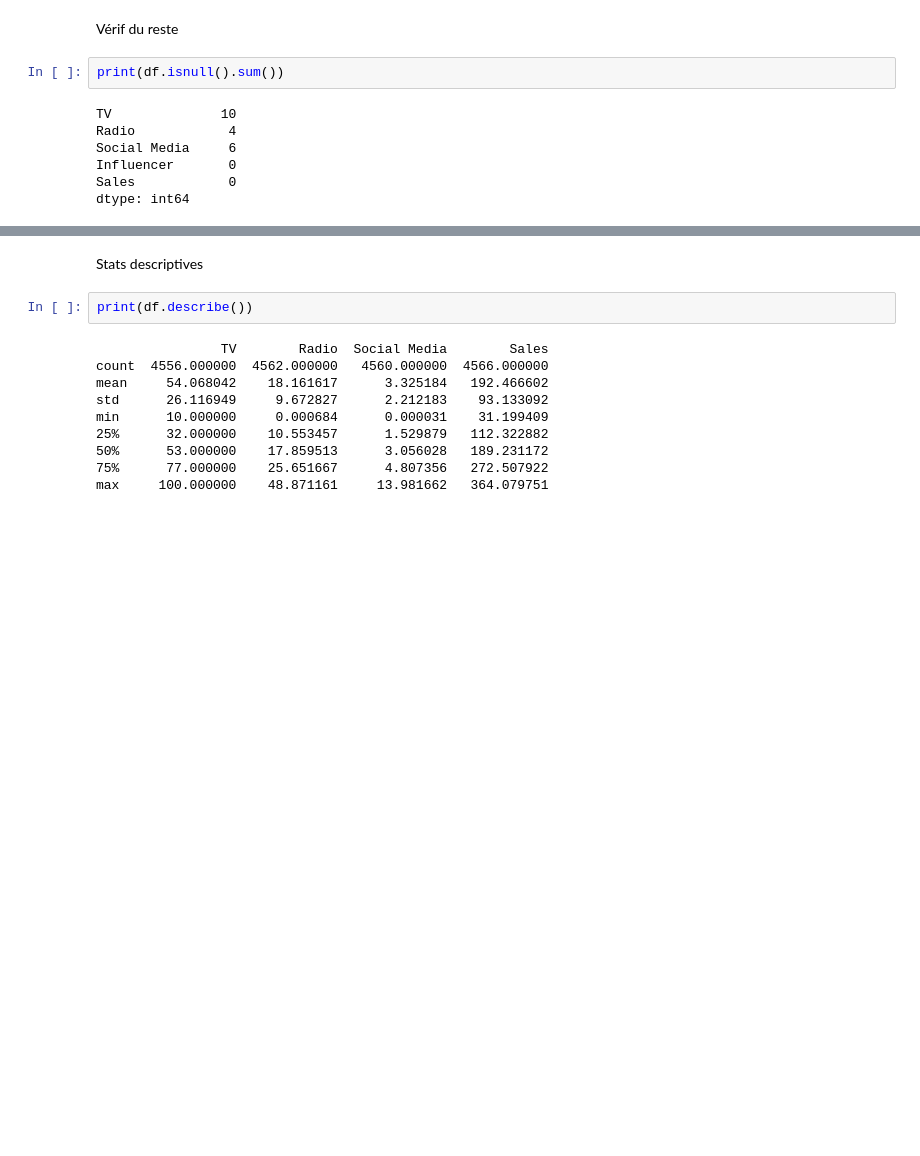
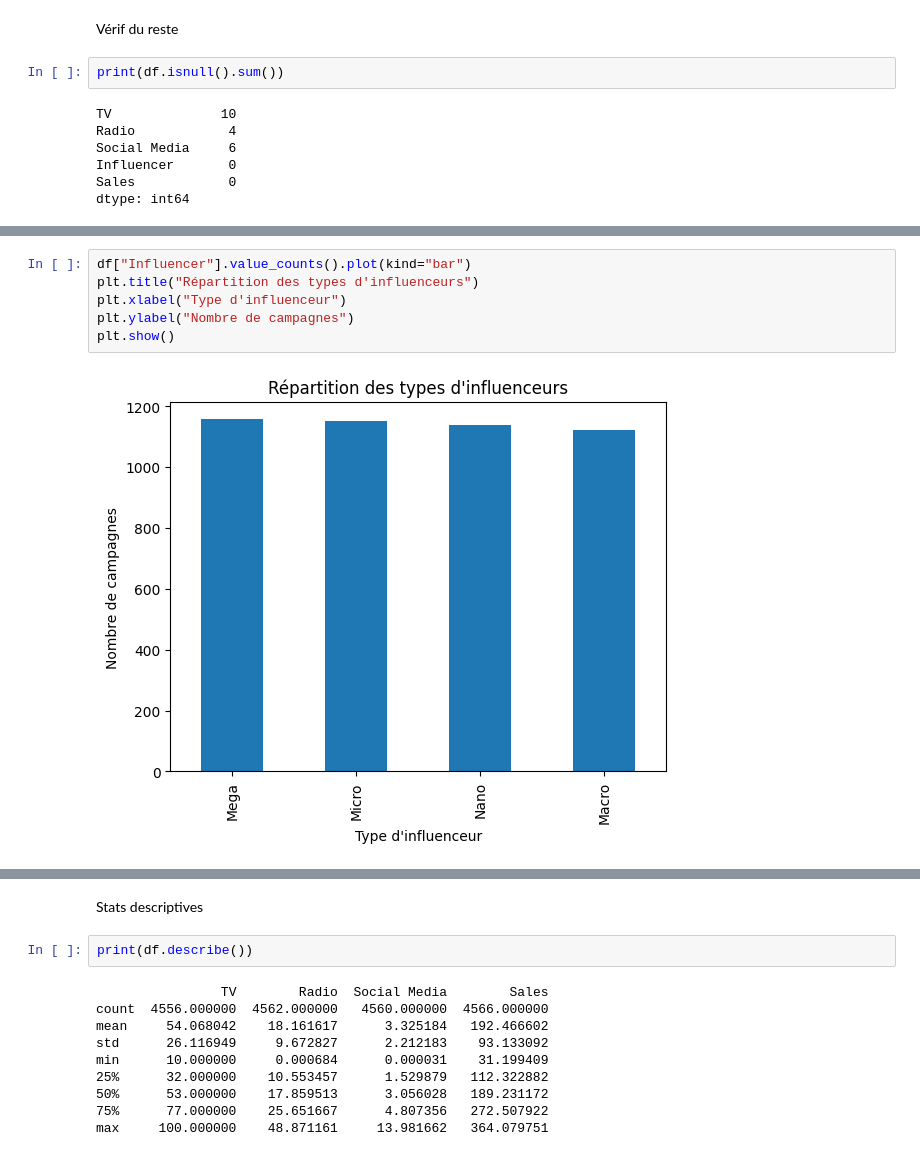
Before and after one commit to Dnivaux/Data_Science_Marketing, a Jupyter notebook: notebooks/01_EDA_Marketing.ipynb, the cells around one changed output, grey strips where cells are left out. Cells and saved outputs as stored; diff of their text form; blank space fills up the shorter version.

```diff
--- a/notebooks/01_EDA_Marketing.ipynb
+++ b/notebooks/01_EDA_Marketing.ipynb
@@ -60,0 +140,8 @@ dtype: int64
+# %%
+df["Influencer"].value_counts().plot(kind="bar")
+plt.title("Répartition des types d'influenceurs")
+plt.xlabel("Type d'influenceur")
+plt.ylabel("Nombre de campagnes")
+plt.show()
+# %% [output]
+[figure, added]
```
Also changed, not shown: parts of 12 cells of this notebook.
